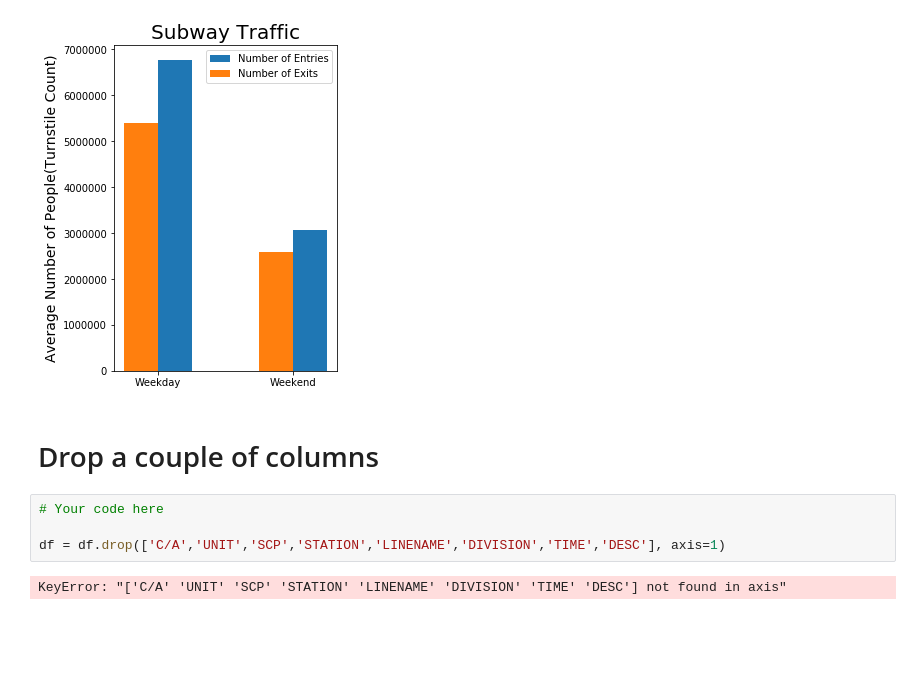
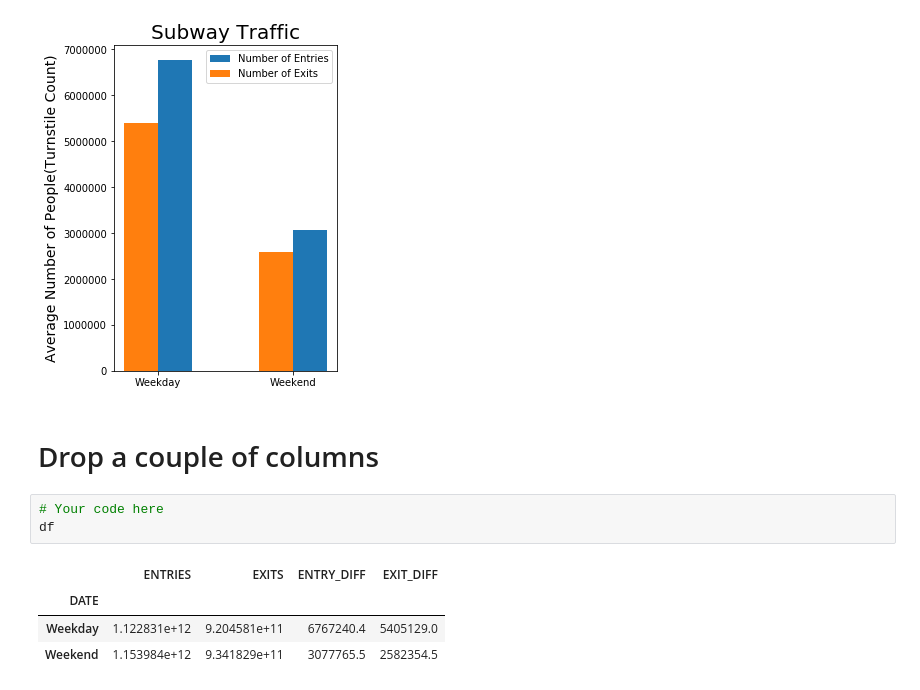
Before and after one commit to rnguyen832/dsc-0-03-08-understanding-pandas-series-and-dataframes-lab-online-ds-sp-000, a Jupyter notebook: index.ipynb, the cells around one changed output. Cells and saved outputs as stored; diff of their text form; blank space fills up the shorter version.

```diff
--- a/index.ipynb
+++ b/index.ipynb
@@ -177,9 +177,11 @@ Text(0, 0.5, 'Average Number of People(Turnstile Count)')
 [figure]
 # %% [markdown]
 # Drop a couple of columns
-# %%
-# Your code here
-
-df = df.drop(['C/A','UNIT','SCP','STATION','LINENAME','DIVISION','TIME','DESC'], axis=1)
-# %% [output]
-KeyError: "['C/A' 'UNIT' 'SCP' 'STATION' 'LINENAME' 'DIVISION' 'TIME' 'DESC'] not found in axis"
+# %%
+# Your code here
+df
+# %% [output]
+|  | ENTRIES | EXITS | ENTRY_DIFF | EXIT_DIFF |
+| DATE |  |  |  |  |
+| Weekday | 1.122831e+12 | 9.204581e+11 | 6767240.4 | 5405129.0 |
+| Weekend | 1.153984e+12 | 9.341829e+11 | 3077765.5 | 2582354.5 |
```
